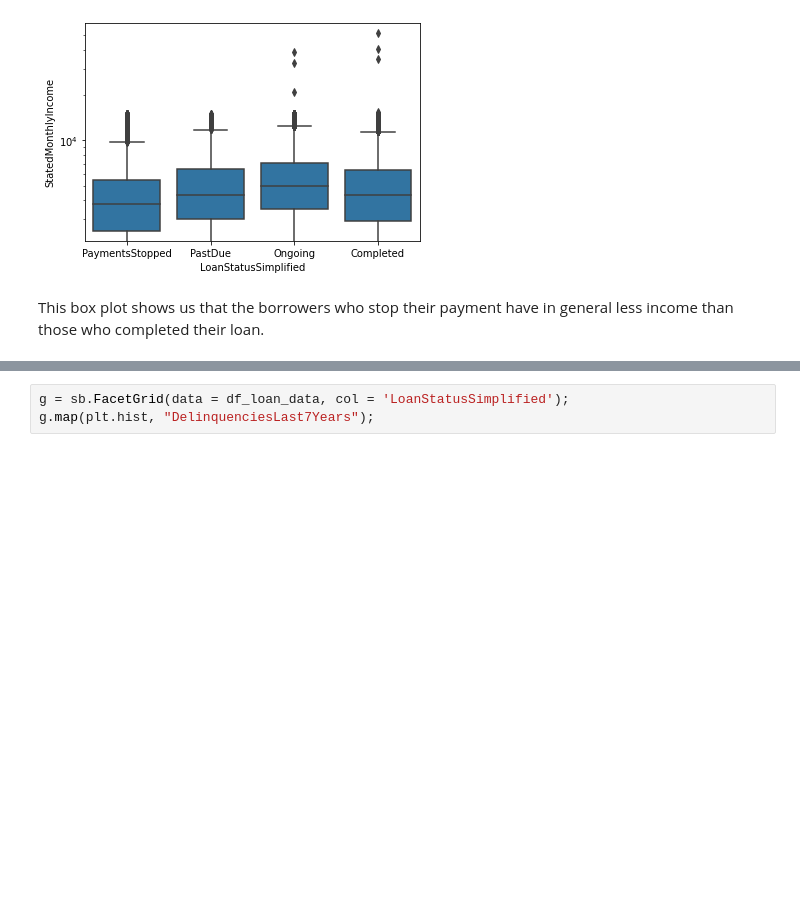
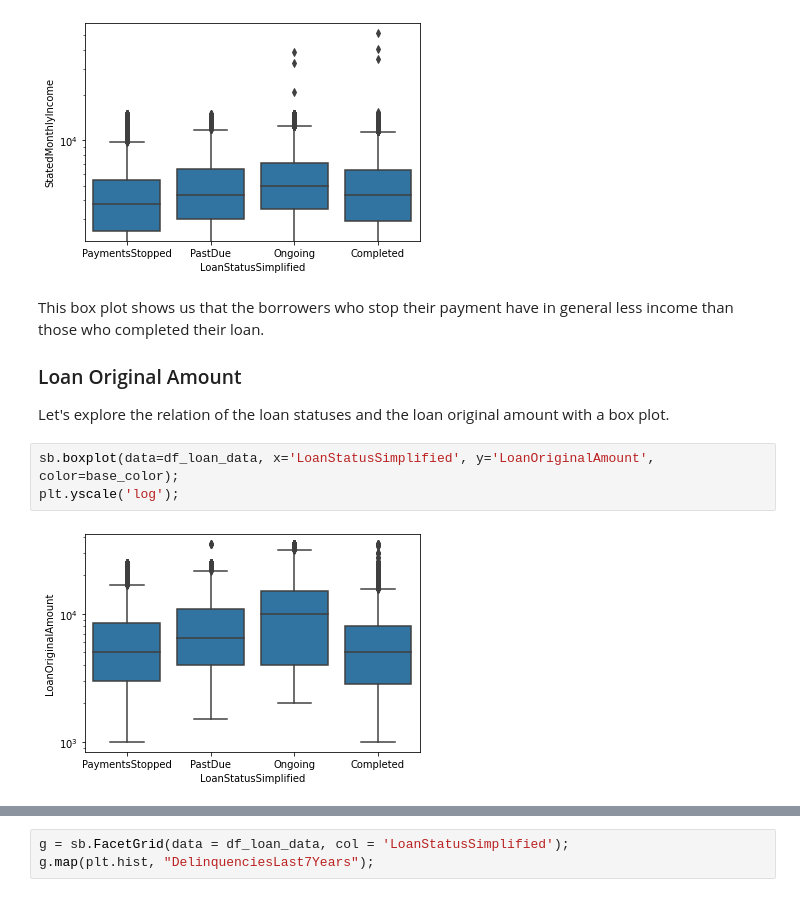
Before and after one commit to Simonmaignan/udacity-data-analysis, a Jupyter notebook: project-communicate-data-findings/data_exploration.ipynb, the cells around one changed output, grey strips where cells are left out. Drawn from its saved outputs; the diff is of its cells as text; blank space fills up the shorter version.

```diff
--- a/project-communicate-data-findings/data_exploration.ipynb
+++ b/project-communicate-data-findings/data_exploration.ipynb
@@ -645,3 +690,11 @@ plt.yscale('log');
 [figure]
 # %% [markdown]
 This box plot shows us that the borrowers who stop their payment have in general less income than those who completed their loan.
+
+### Loan Original Amount
+Let's explore the relation of the loan statuses and the loan original amount with a box plot.
+# %%
+sb.boxplot(data=df_loan_data, x='LoanStatusSimplified', y='LoanOriginalAmount', color=base_color);
+plt.yscale('log');
+# %% [output]
+[figure, added]
```
Also changed, not shown: parts of 18 cells of this notebook.
